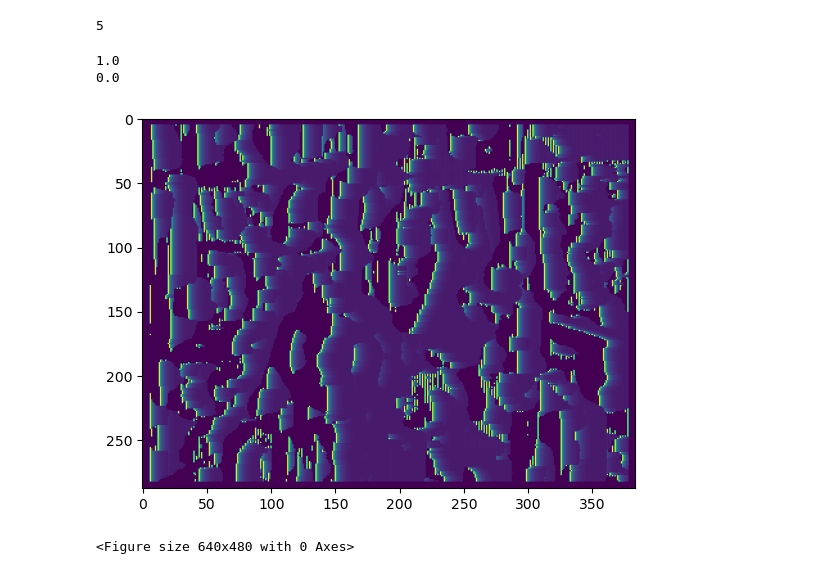
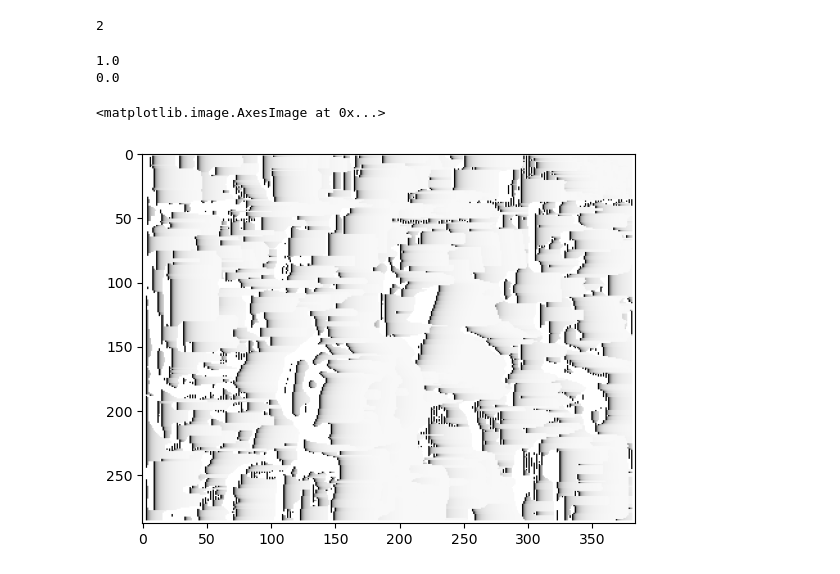
Before and after one commit to SawyerRen/ECE549, a Jupyter notebook: mp5/p2.ipynb, the cells around one changed output. Cells and saved outputs as stored; diff of their text form; code cells hidden in the pictures.

```diff
--- a/mp5/p2.ipynb
+++ b/mp5/p2.ipynb
@@ -3,11 +3,14 @@ import time
 
 import numpy as np
 
-w = 11  # window size
-d = 15  # disparity range
+w = 5  # window size
+d = 35  # disparity range
 m = 'ssd'  # matching function: ssd, sad, nc
 # %%
 import cv2
+import matplotlib.pyplot as plt
+from PIL import Image
+
 # file = 'moebius'
 file = 'tsukuba'
 if file == 'moebius':
@@ -17,14 +20,18 @@ else:
     file1 = 'tsukuba1.jpg'
     file2 = 'tsukuba2.jpg'
 
+file_name1 = 'data/{}'.format(file1)
+file_name2 = 'data/{}'.format(file2)
+# I = Image.open(file_name1)
+# plt.imshow(I)
 
-im1 = cv2.imread('data/{}'.format(file1))
-im1 = cv2.cvtColor(im1, cv2.COLOR_RGB2GRAY)
-im1 = im1.astype(float)
-im2 = cv2.imread('data/{}'.format(file2))
-im2 = cv2.cvtColor(im2, cv2.COLOR_RGB2GRAY)
+im1 = cv2.imread(file_name1, 0)
+# im1 = cv2.cvtColor(im1, cv2.COLOR_BGR2GRAY)
+plt.imshow(im1)
+plt.show()
+im2 = cv2.imread(file_name2, 0)
+# im2 = cv2.cvtColor(im2, cv2.COLOR_BGR2GRAY)
 im2 = im2.astype(float)
-
 
 r, c = im1.shape
 print(im1.shape)
@@ -55,7 +59,7 @@ for i in range(start_row, end_row):
             desp1[i, j, k] = im1[i - hw + int(k / w), j - hw + int(k % w)]
             desp2[i, j, k] = im2[i - hw + int(k / w), j - hw + int(k % w)]
 # %% [output]
-5
+2
 # %%
 depth = np.zeros((r, c))
 for a in range(start_row, end_row):
@@ -76,46 +80,38 @@ for a in range(start_row, end_row):
             x = b - index
         elif m == 'ssd':
             for i in range(d):
                 if b - i < start_row:
                     X[i] = 100000
                     continue
                 v = desp2[a, b - i]
                 X[i] = np.sum((u - v) * 2)
             index = np.argmin(X)
             x = b - index
         else:
             for i in range(d):
                 if b - i < start_row:
                     X[i] = 100000
                     continue
                 v = desp2[a, b - i]
                 X[i] = np.sum((u - v) * 2)
             index = np.argmin(X)
             x = b - index
 
         if b - x != 0:
             depth[a, b] = 1 / (b - x)
 time2 = time.time() - time1
 print(np.max(depth))
 print(np.min(depth))
 
-import matplotlib.pyplot as plt
+plt.imshow(depth, cmap='gray_r')
+# cv2.imshow("depth", depth)
+# cv2.waitKey()
+# cv2.destroyAllWindows()
 
-plt.figure()
-# ax1 = fig.add_subplot(1,3,1)
-# ax1.imshow(depth, cmap=plt.cm.gray)
-# ax2 = fig.add_subplot(1,3,2)
-# ax2.imshow(depth, cmap=plt.cm.gray_r)
-# ax3 = fig.add_subplot(1,3,3)
-# ax2.imshow(depth)
-plt.imshow(depth)
-plt.show()
-
-
-file_name = 'results/{}_{}_{}_{}_{}.jpg'.format(file, w, d, m, time2)
-plt.savefig(file_name)
+# file_name = 'results/{}_{}_{}_{}_{}.jpg'.format(file, w, d, m, time2)
+# plt.savefig(file_name)
 # %% [output]
 1.0
 0.0
+<matplotlib.image.AxesImage at 0x...>
-[figure, old version]
+[figure, new version]
-<Figure size 640x480 with 0 Axes>
```
Also changed, not shown: parts of 1 cell of this notebook, 10 other files.
